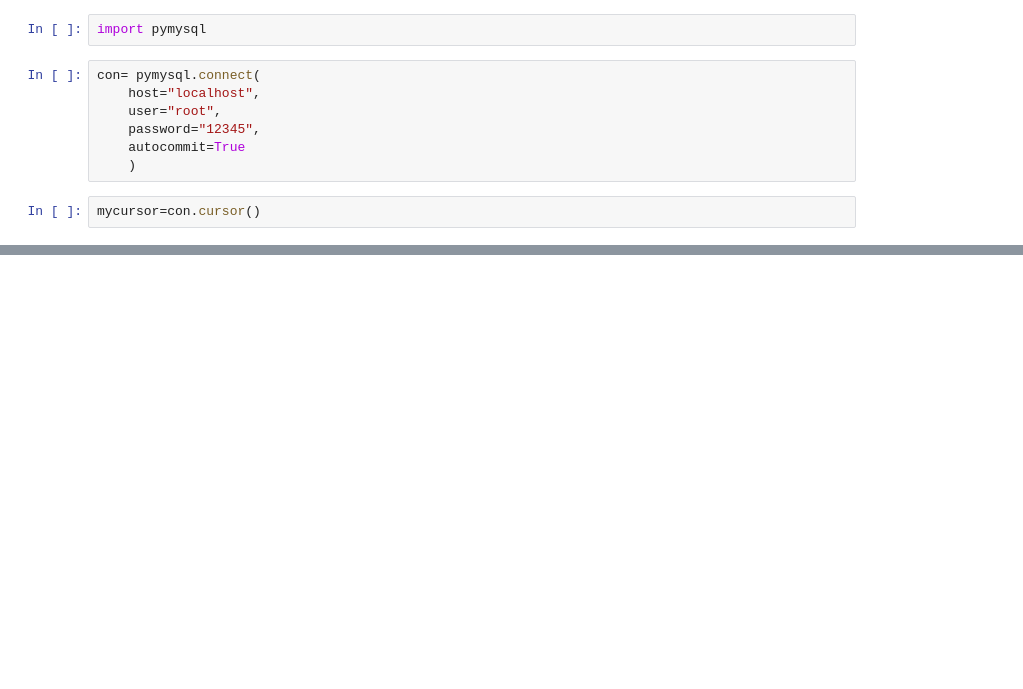
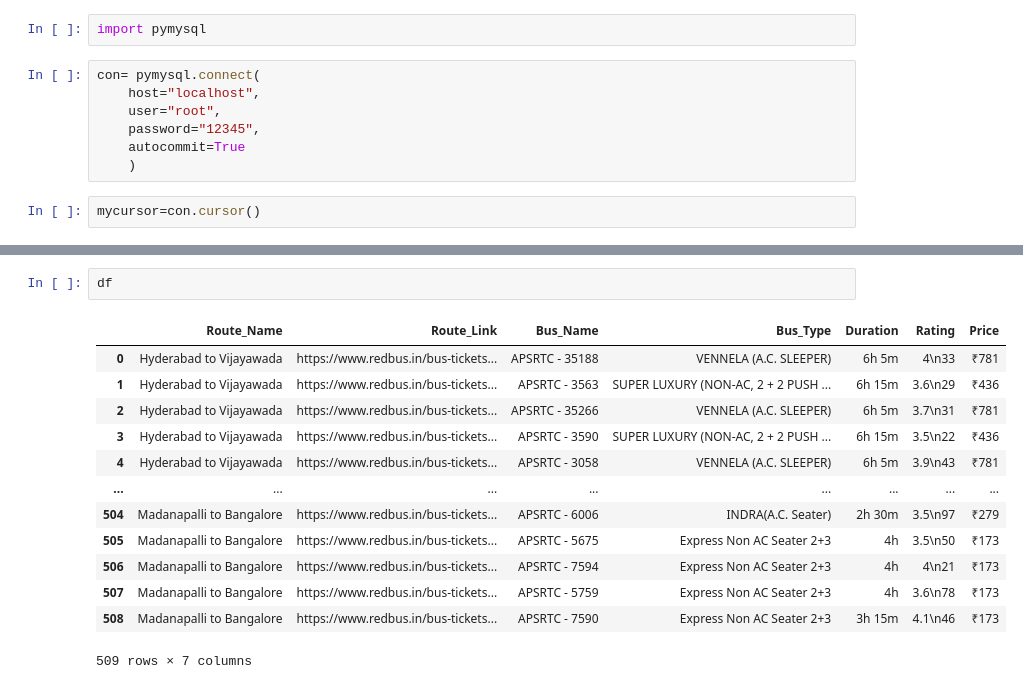
Before and after one commit to Yuvraj-1107-ML/RedBus_WebScrapping, a Jupyter notebook: Automation.ipynb, the cells around one changed output, grey strips where cells are left out. Drawn from its saved outputs; the diff is of its cells as text; blank space fills up the shorter version.

```diff
--- a/Automation.ipynb
+++ b/Automation.ipynb
@@ -132,0 +183,16 @@ mycursor.execute("CREATE TABLE AP_bus ( id INT AUTO_INCREMENT PRIMARY KEY,bus_na
+# %%
+df
+# %% [output]
+|  | Route_Name | Route_Link | Bus_Name | Bus_Type | Duration | Rating | Price |
+| 0 | Hyderabad to Vijayawada | https://www.redbus.in/bus-tickets... | APSRTC - 35188 | VENNELA (A.C. SLEEPER) | 6h 5m | 4\n33 | ₹781 |
+| 1 | Hyderabad to Vijayawada | https://www.redbus.in/bus-tickets... | APSRTC - 3563 | SUPER LUXURY (NON-AC, 2 + 2 PUSH ... | 6h 15m | 3.6\n29 | ₹436 |
+| 2 | Hyderabad to Vijayawada | https://www.redbus.in/bus-tickets... | APSRTC - 35266 | VENNELA (A.C. SLEEPER) | 6h 5m | 3.7\n31 | ₹781 |
+| 3 | Hyderabad to Vijayawada | https://www.redbus.in/bus-tickets... | APSRTC - 3590 | SUPER LUXURY (NON-AC, 2 + 2 PUSH ... | 6h 15m | 3.5\n22 | ₹436 |
+| 4 | Hyderabad to Vijayawada | https://www.redbus.in/bus-tickets... | APSRTC - 3058 | VENNELA (A.C. SLEEPER) | 6h 5m | 3.9\n43 | ₹781 |
+| ... | ... | ... | ... | ... | ... | ... | ... |
+| 504 | Madanapalli to Bangalore | https://www.redbus.in/bus-tickets... | APSRTC - 6006 | INDRA(A.C. Seater) | 2h 30m | 3.5\n97 | ₹279 |
+| 505 | Madanapalli to Bangalore | https://www.redbus.in/bus-tickets... | APSRTC - 5675 | Express Non AC Seater 2+3 | 4h | 3.5\n50 | ₹173 |
+| 506 | Madanapalli to Bangalore | https://www.redbus.in/bus-tickets... | APSRTC - 7594 | Express Non AC Seater 2+3 | 4h | 4\n21 | ₹173 |
+| 507 | Madanapalli to Bangalore | https://www.redbus.in/bus-tickets... | APSRTC - 5759 | Express Non AC Seater 2+3 | 4h | 3.6\n78 | ₹173 |
+| 508 | Madanapalli to Bangalore | https://www.redbus.in/bus-tickets... | APSRTC - 7590 | Express Non AC Seater 2+3 | 3h 15m | 4.1\n46 | ₹173 |
+509 rows × 7 columns
```
Also changed, not shown: parts of 14 cells of this notebook, 2 other files.
